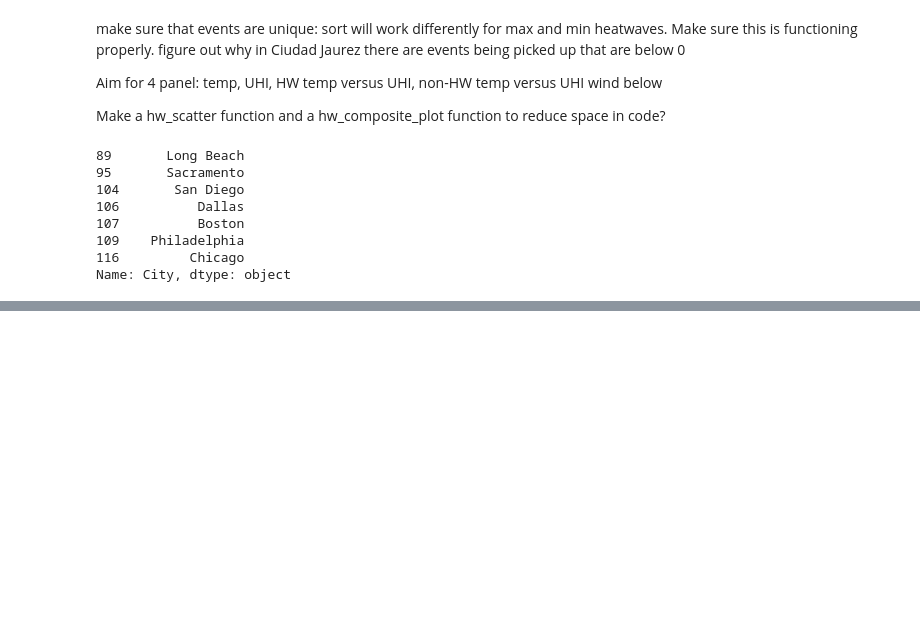
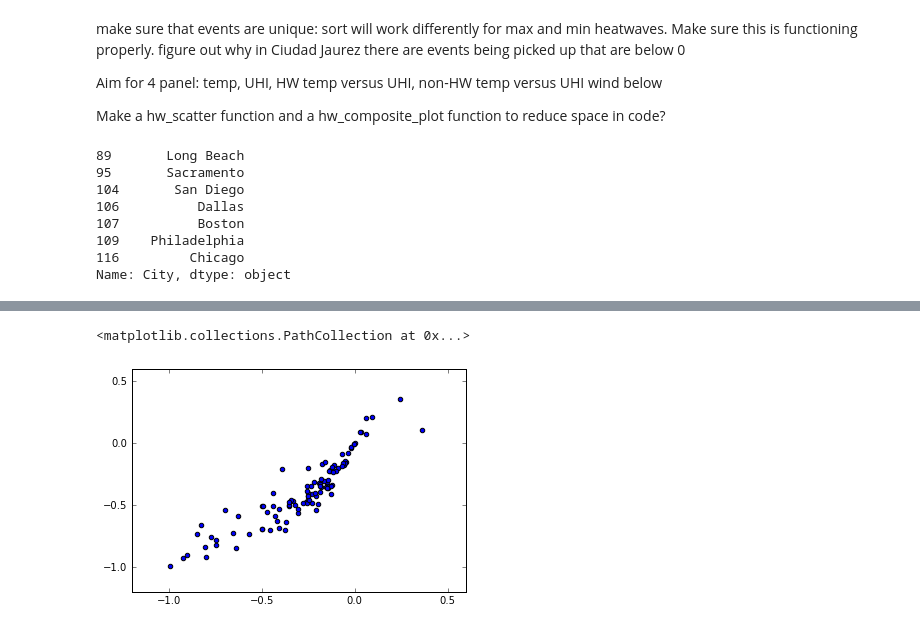
Before and after one commit to gottscott/heat, a Jupyter notebook: HeatwavesAndUHI.ipynb, the cells around one changed output, grey strips where cells are left out. Saved outputs shown, nothing was run; the diff lists cells and outputs as text; code cells hidden in the pictures; blank space fills up the shorter version.

```diff
--- a/HeatwavesAndUHI.ipynb
+++ b/HeatwavesAndUHI.ipynb
@@ -436,8 +437,14 @@ paired_df.shape
 # %%
 # Calculate the relationship between UHI and t_min, save it out for every city
-slopes = np.zeros(paired_df.shape[0])
-residuals = np.zeros(paired_df.shape[0])
-for i in range(0, paired_df.shape[0]):
+#slopes           = np.zeros(paired_df.shape[0])
+#residuals        = np.zeros(paired_df.shape[0])
+#correlations     = np.zeros(paired_df.shape[0])
+#urban_start_date = np.zeros(paired_df.shape[0])
+#urban_end_date   = np.zeros(paired_df.shape[0])
+#rural_start_date = np.zeros(paired_df.shape[0])
+#rural_end_date   = np.zeros(paired_df.shape[0])
+
+for i in range(92, paired_df.shape[0]):
     city = paired_df.iloc[i]['City']
     city = unicode(city, errors = 'ignore')
     urbanID = paired_df.iloc[i]['Urban station']
@@ -448,33 +455,41 @@ for i in range(0, paired_df.shape[0]):
                                          as_dataframe=True, update = False)
     ruraldata = ulmo.ncdc.ghcn_daily.get_data(ruralID,
                                          as_dataframe=True, update = False)
-    if ('TMIN' in urbandata.keys()) & ('TMIN' in ruraldata.keys()) & (np.intersect1d(urbandata['TMIN'].index, ruraldata['TMIN'].index).shape[0] > 100):
+    if ('TMIN' in urbandata.keys()) & ('TMIN' in ruraldata.keys()) & (np.intersect1d(urbandata['TMIN']['1985-01-01':].index, ruraldata['TMIN']['1985-01-01':].index).shape[0] > 300):
     #if ('TMIN' in urbandata.keys()) & ('TMIN' in ruraldata.keys()) :
 
         # Find the date at which they both start
         startdate = max(min(ruraldata['TMIN'].index), min(urbandata['TMIN'].index))
 
-        # Calculate minimum daily thresholds starting from 1965
-        tmin = pd.to_numeric(ruraldata['TMIN']['1965-01-01':].value/10.)
-        temp = tmin
+        # Calculate minimum daily thresholds starting from 1985
+        rural_tmin = pd.to_numeric(ruraldata['TMIN']['1985-01-01':].value/10.) #rural tmin
+        urban_tmin = pd.to_numeric(urbandata['TMIN']['1985-01-01':].value/10.)
+        #temp = tmin
+
+        rural_start_date[i] = rural_tmin[~np.isnan(rural_tmin)].index[0].year
+        rural_end_date[i]   = rural_tmin[~np.isnan(rural_tmin)].index[-1].year
+        urban_start_date[i] = urban_tmin[~np.isnan(urban_tmin)].index[0].year
+        urban_end_date[i]   = urban_tmin[~np.isnan(urban_tmin)].index[-1].year
 
         #calculate UHI
-        UHI = pd.to_numeric(urbandata['TMIN'].value/10.)[tmin.index] - tmin
+        UHI = urban_tmin - rural_tmin#pd.to_numeric(urbandata['TMIN'].value/10.)[tmin.index] - tmin
         #UHImax = pd.to_numeric(urbandata['TMAX'].value/10.)[tmax.index] - tmax
 
-        x = temp[np.logical_or(temp.index.month==6, temp.index.month==7, temp.index.month==8)]
+        x = rural_tmin[np.logical_or(rural_tmin.index.month==6, rural_tmin.index.month==7, rural_tmin.index.month==8)]
         y = UHI[np.logical_or(UHI.index.month==6, UHI.index.month==7, UHI.index.month==8)]
-        ind = ~np.isnan(x) & ~np.isnan(y) # subset values that aren't NaNs
+        ind = ~np.isnan(y) & ~np.isnan(x) # subset values that aren't NaNs
         try:
             V = np.polyfit(x[ind],y[ind],1, full = True)
 
             slopes[i] = V[0][0]
             residuals[i] = V[1][0]
+            correlations[i] = np.corrcoef(x[ind],y[ind])[0,1]
         except TypeError :
             slopes[i] = np.nan
             residuals[i] = np.nan
-
+            correlations[i] = np.nan
     else :
         slopes[i] = np.nan
         residuals[i] = np.nan
+        correlations[i] = np.nan
 # %% [output]
@@ -502,3 +548,8 @@ slopes.shape
+# %%
+plt.scatter(slopes, correlations)
+# %% [output]
+<matplotlib.collections.PathCollection at 0x...>
+[figure, added]
 # %%
 data = slopes
 data = data[~np.isnan(data)]
```
Also changed, not shown: parts of 28 cells of this notebook, 1 other file.
